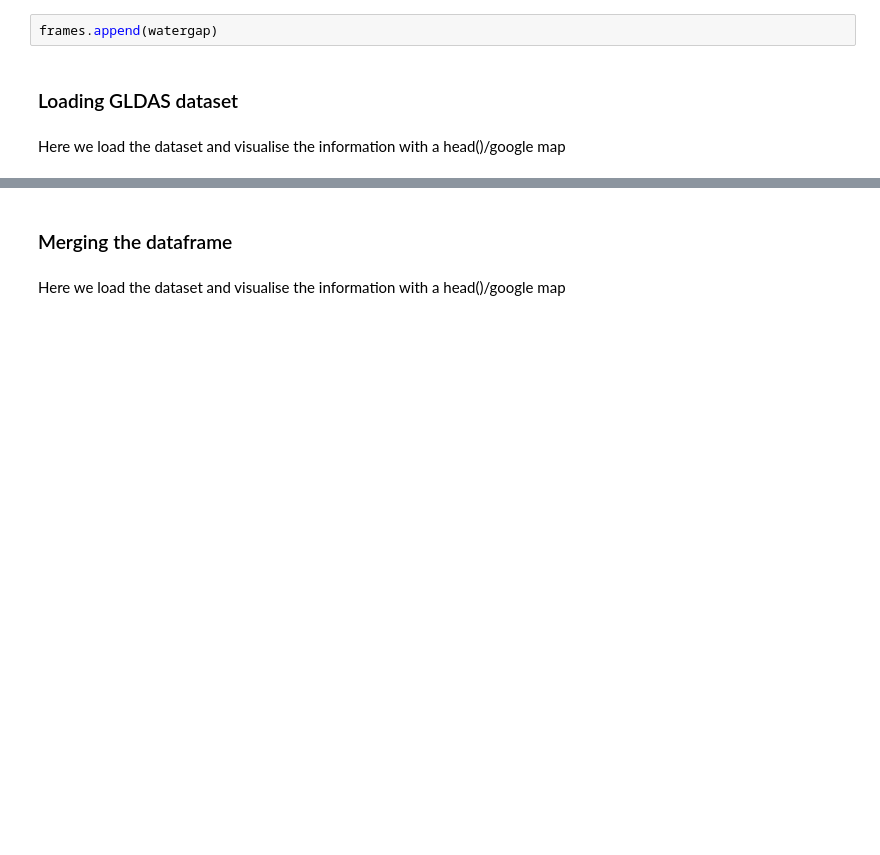
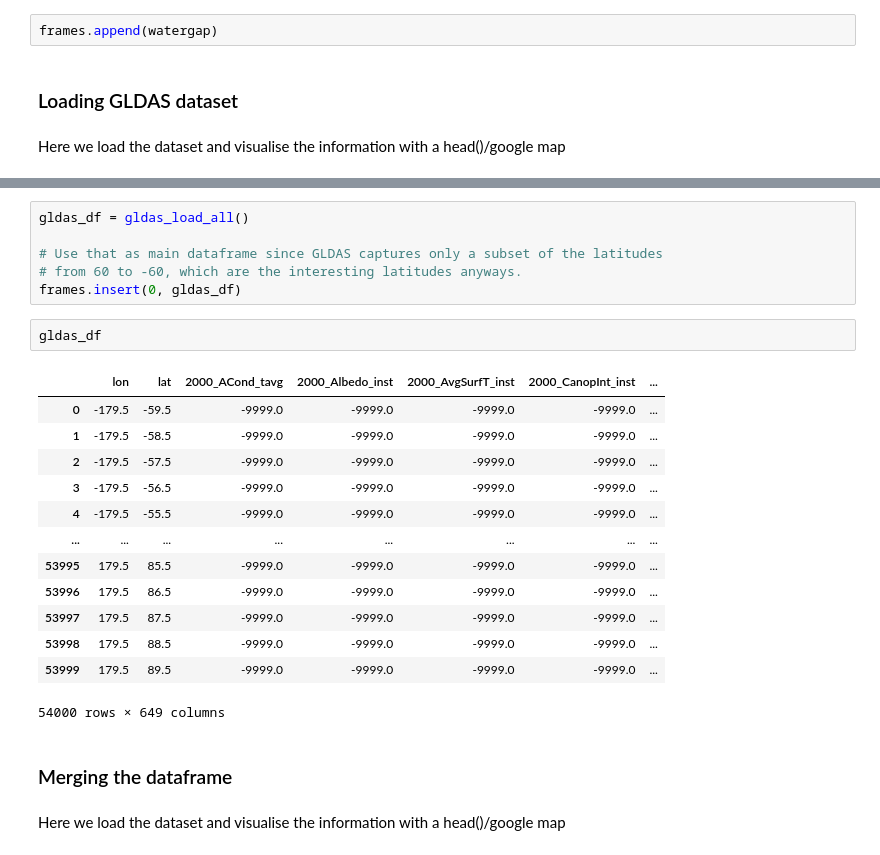
Before and after one commit to liliskov/Modern-Data-Analytics, a Jupyter notebook: Water Security.ipynb, the cells around one changed output, grey strips where cells are left out. Drawn from its saved outputs; the diff is of its cells as text; blank space fills up the shorter version.

Commit message:
Merge to the master dataframe

```diff
--- a/Water Security.ipynb
+++ b/Water Security.ipynb
@@ -231,3 +281,25 @@ Here we load the dataset and visualise the information with a head()/google map
+# %%
+gldas_df = gldas_load_all()
+
+# Use that as main dataframe since GLDAS captures only a subset of the latitudes
+# from 60 to -60, which are the interesting latitudes anyways.
+frames.insert(0, gldas_df)
+# %%
+gldas_df
+# %% [output]
+|  | lon | lat | 2000_ACond_tavg | 2000_Albedo_inst | 2000_AvgSurfT_inst | 2000_CanopInt_inst | ... |
+| 0 | -179.5 | -59.5 | -9999.0 | -9999.0 | -9999.0 | -9999.0 | ... |
+| 1 | -179.5 | -58.5 | -9999.0 | -9999.0 | -9999.0 | -9999.0 | ... |
+| 2 | -179.5 | -57.5 | -9999.0 | -9999.0 | -9999.0 | -9999.0 | ... |
+| 3 | -179.5 | -56.5 | -9999.0 | -9999.0 | -9999.0 | -9999.0 | ... |
+| 4 | -179.5 | -55.5 | -9999.0 | -9999.0 | -9999.0 | -9999.0 | ... |
+| ... | ... | ... | ... | ... | ... | ... | ... |
+| 53995 | 179.5 | 85.5 | -9999.0 | -9999.0 | -9999.0 | -9999.0 | ... |
+| 53996 | 179.5 | 86.5 | -9999.0 | -9999.0 | -9999.0 | -9999.0 | ... |
+| 53997 | 179.5 | 87.5 | -9999.0 | -9999.0 | -9999.0 | -9999.0 | ... |
+| 53998 | 179.5 | 88.5 | -9999.0 | -9999.0 | -9999.0 | -9999.0 | ... |
+| 53999 | 179.5 | 89.5 | -9999.0 | -9999.0 | -9999.0 | -9999.0 | ... |
+54000 rows × 649 columns
 # %% [markdown]
 ### Merging the dataframe
 # %% [markdown]
```
Also changed, not shown: parts of 10 cells of this notebook.
